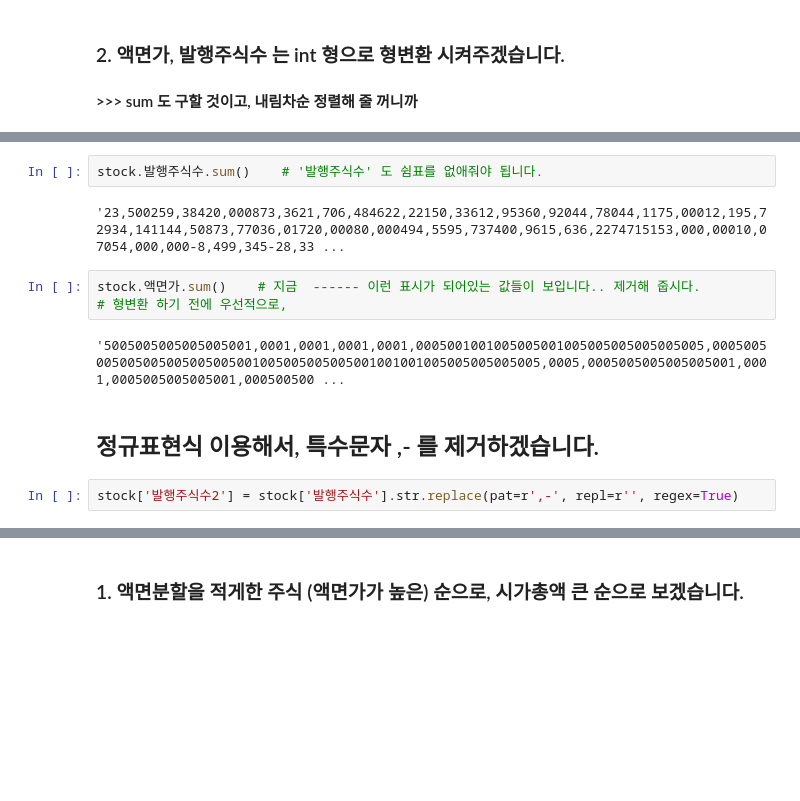
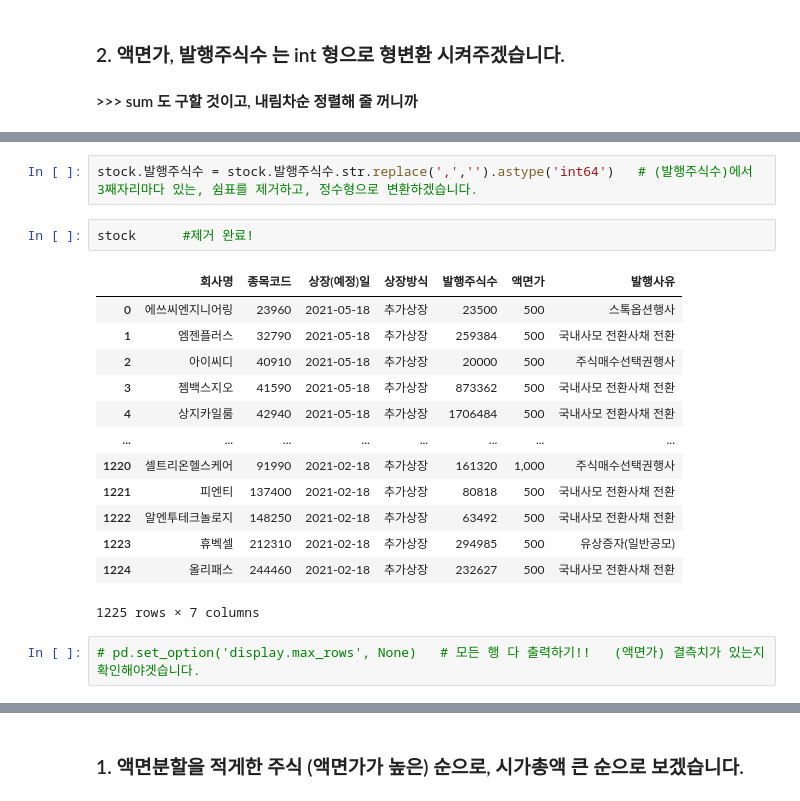
Before and after one commit to JasonChe0115/Programming3_project, a Jupyter notebook: 프3_기말프로젝트_제명수.ipynb, the cells around one changed output, grey strips where cells are left out. Saved outputs shown, nothing was run; the diff lists cells and outputs as text; blank space fills up the shorter version.

```diff
--- a/프3_기말프로젝트_제명수.ipynb
+++ b/프3_기말프로젝트_제명수.ipynb
@@ -123,13 +99,20 @@ ValueError: invalid literal for int() with base 10: '23,500'
-# %%
-stock.발행주식수.sum()    # '발행주식수' 도 쉼표를 없애줘야 됩니다.
-# %% [output]
-'23,500259,38420,000873,3621,706,484622,22150,33612,95360,92044,78044,1175,00012,195,72934,141144,50873,77036,01720,00080,000494,5595,737400,9615,636,2274715153,000,00010,07054,000,000-8,499,345-28,33 ...
-# %%
-stock.액면가.sum()    # 지금  ------ 이런 표시가 되어있는 값들이 보입니다.. 제거해 줍시다.
-# 형변환 하기 전에 우선적으로,
-# %% [output]
-'5005005005005005001,0001,0001,0001,0001,0005001001005005001005005005005005005,0005005005005005005005005001005005005005001001001005005005005005,0005,0005005005005005001,0001,0005005005005001,000500500 ...
-# %% [markdown]
-## 정규표현식 이용해서, 특수문자 ,- 를 제거하겠습니다.
-# %%
-stock['발행주식수2'] = stock['발행주식수'].str.replace(pat=r',-', repl=r'', regex=True)
+# %%
+stock.발행주식수 = stock.발행주식수.str.replace(',','').astype('int64')   # (발행주식수)에서 3째자리마다 있는, 쉼표를 제거하고, 정수형으로 변환하겠습니다.
+# %%
+stock      #제거 완료!
+# %% [output]
+|  | 회사명 | 종목코드 | 상장(예정)일 | 상장방식 | 발행주식수 | 액면가 | 발행사유 |
+| 0 | 에쓰씨엔지니어링 | 23960 | 2021-05-18 | 추가상장 | 23500 | 500 | 스톡옵션행사 |
+| 1 | 엠젠플러스 | 32790 | 2021-05-18 | 추가상장 | 259384 | 500 | 국내사모 전환사채 전환 |
+| 2 | 아이씨디 | 40910 | 2021-05-18 | 추가상장 | 20000 | 500 | 주식매수선택권행사 |
+| 3 | 젬백스지오 | 41590 | 2021-05-18 | 추가상장 | 873362 | 500 | 국내사모 전환사채 전환 |
+| 4 | 상지카일룸 | 42940 | 2021-05-18 | 추가상장 | 1706484 | 500 | 국내사모 전환사채 전환 |
+| ... | ... | ... | ... | ... | ... | ... | ... |
+| 1220 | 셀트리온헬스케어 | 91990 | 2021-02-18 | 추가상장 | 161320 | 1,000 | 주식매수선택권행사 |
+| 1221 | 피엔티 | 137400 | 2021-02-18 | 추가상장 | 80818 | 500 | 국내사모 전환사채 전환 |
+| 1222 | 알엔투테크놀로지 | 148250 | 2021-02-18 | 추가상장 | 63492 | 500 | 국내사모 전환사채 전환 |
+| 1223 | 휴벡셀 | 212310 | 2021-02-18 | 추가상장 | 294985 | 500 | 유상증자(일반공모) |
+| 1224 | 올리패스 | 244460 | 2021-02-18 | 추가상장 | 232627 | 500 | 국내사모 전환사채 전환 |
+1225 rows × 7 columns
+# %%
+# pd.set_option('display.max_rows', None)   # 모든 행 다 출력하기!!   (액면가) 결측치가 있는지 확인해야겟습니다.
```
Also changed, not shown: parts of 31 cells of this notebook.
